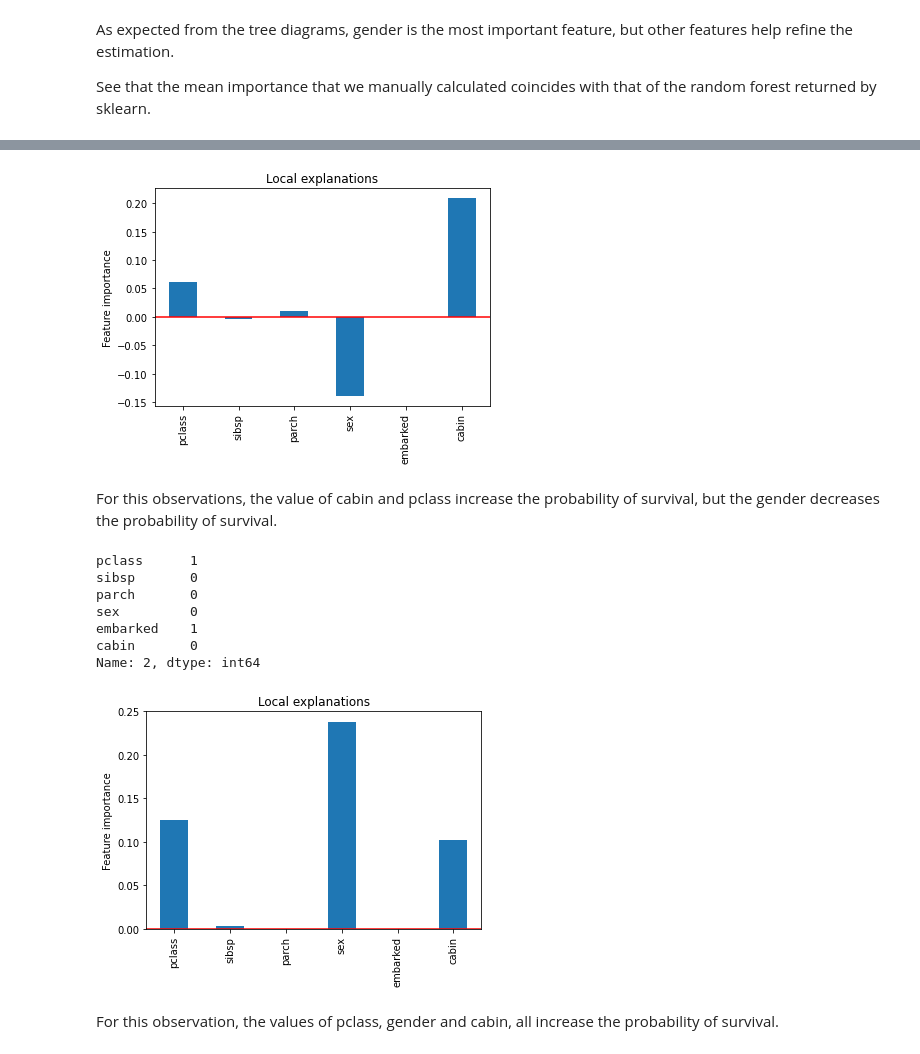
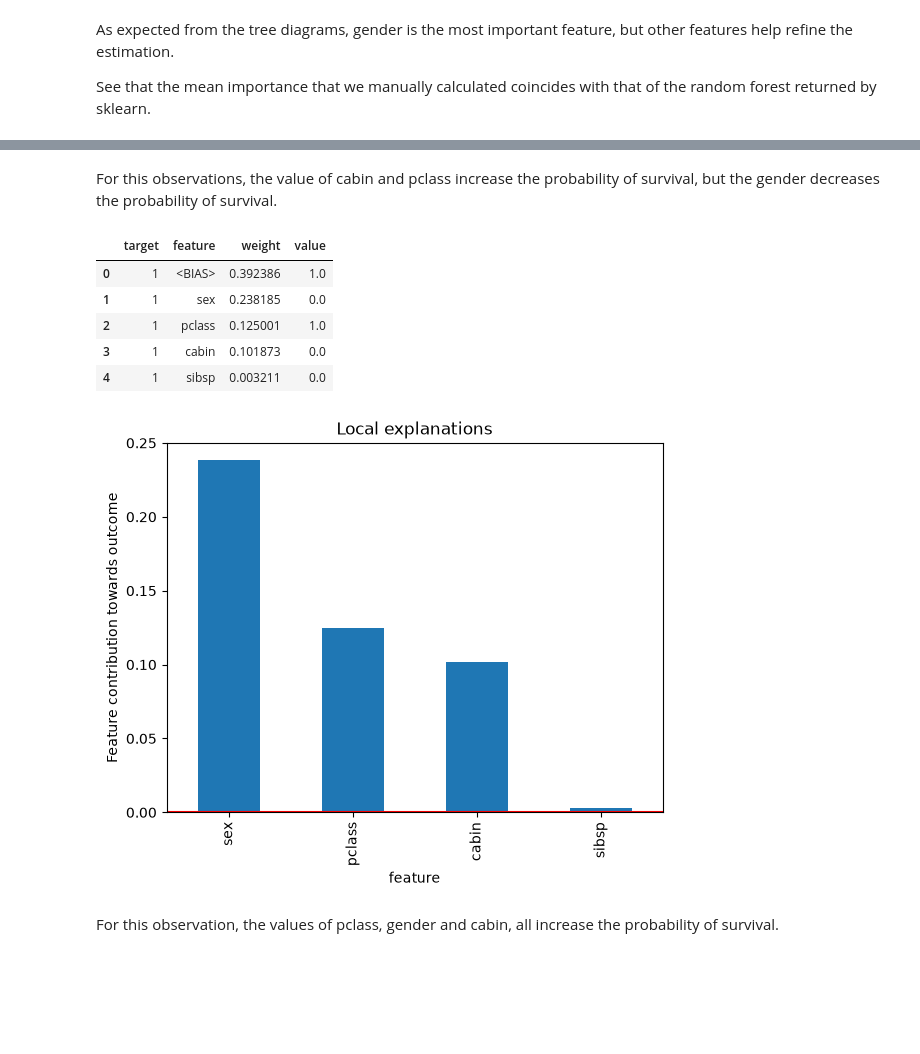
Before and after one commit to solegalli/machine-learning-interpretability, a Jupyter notebook: 07-random-forests/3-random-forests-classification.ipynb, the cells around one changed output, grey strips where cells are left out. Drawn from its saved outputs; the diff is of its cells as text; code cells hidden in the pictures; blank space fills up the shorter version.

```diff
--- a/07-random-forests/3-random-forests-classification.ipynb
+++ b/07-random-forests/3-random-forests-classification.ipynb
@@ -200,5 +217,7 @@ prediction, bias, contributions = ti.predict(rf, X_test)
 # %%
-X_test.reset_index(drop=True, inplace=True)
-
-X_test.loc[0]
+contrib.set_index("feature")["weight"].drop("<BIAS>").plot.bar()
+plt.axhline(y=0, color='r', linestyle='-')
+plt.ylabel("Feature contribution towards outcome")
+plt.title("Local explanations")
+plt.show()
 # %% [output]
@@ -212,34 +225,26 @@ Name: 0, dtype: int64
-# %%
-# First sample
-
-pd.Series(contributions[0][:, 1], index=X_train.columns).plot.bar()
-plt.axhline(y=0, color='r', linestyle='-')
-plt.ylabel("Feature importance")
-plt.title("Local explanations")
-plt.show()
-# %% [output]
-[figure, removed]
 # %% [markdown]
 For this observations, the value of cabin and pclass increase the probability of survival, but the gender decreases the probability of survival.
 # %%
-X_test.loc[2]
+# let's look at another observation
+
+row = X_test.iloc[2]
+
+contrib = eli5.explain_prediction_df(rf, row, feature_names=list(X_train.columns), targets=[1])
+contrib
 # %% [output]
-pclass      1
-sibsp       0
-parch       0
-sex         0
-embarked    1
-cabin       0
-Name: 2, dtype: int64
+|  | target | feature | weight | value |
+| 0 | 1 | <BIAS> | 0.392386 | 1.0 |
+| 1 | 1 | sex | 0.238185 | 0.0 |
+| 2 | 1 | pclass | 0.125001 | 1.0 |
+| 3 | 1 | cabin | 0.101873 | 0.0 |
+| 4 | 1 | sibsp | 0.003211 | 0.0 |
 # %%
-# Third sample
-
-pd.Series(contributions[2][:, 1], index=X_train.columns).plot.bar()
+contrib.set_index("feature")["weight"].drop("<BIAS>").plot.bar()
 plt.axhline(y=0, color='r', linestyle='-')
-plt.ylabel("Feature importance")
+plt.ylabel("Feature contribution towards outcome")
 plt.title("Local explanations")
 plt.show()
 # %% [output]
-[figure, old version]
+[figure, new version]
 # %% [markdown]
 For this observation, the values of pclass, gender and cabin, all increase the probability of survival.
```
Also changed, not shown: parts of 11 cells of this notebook, 2 other files.
